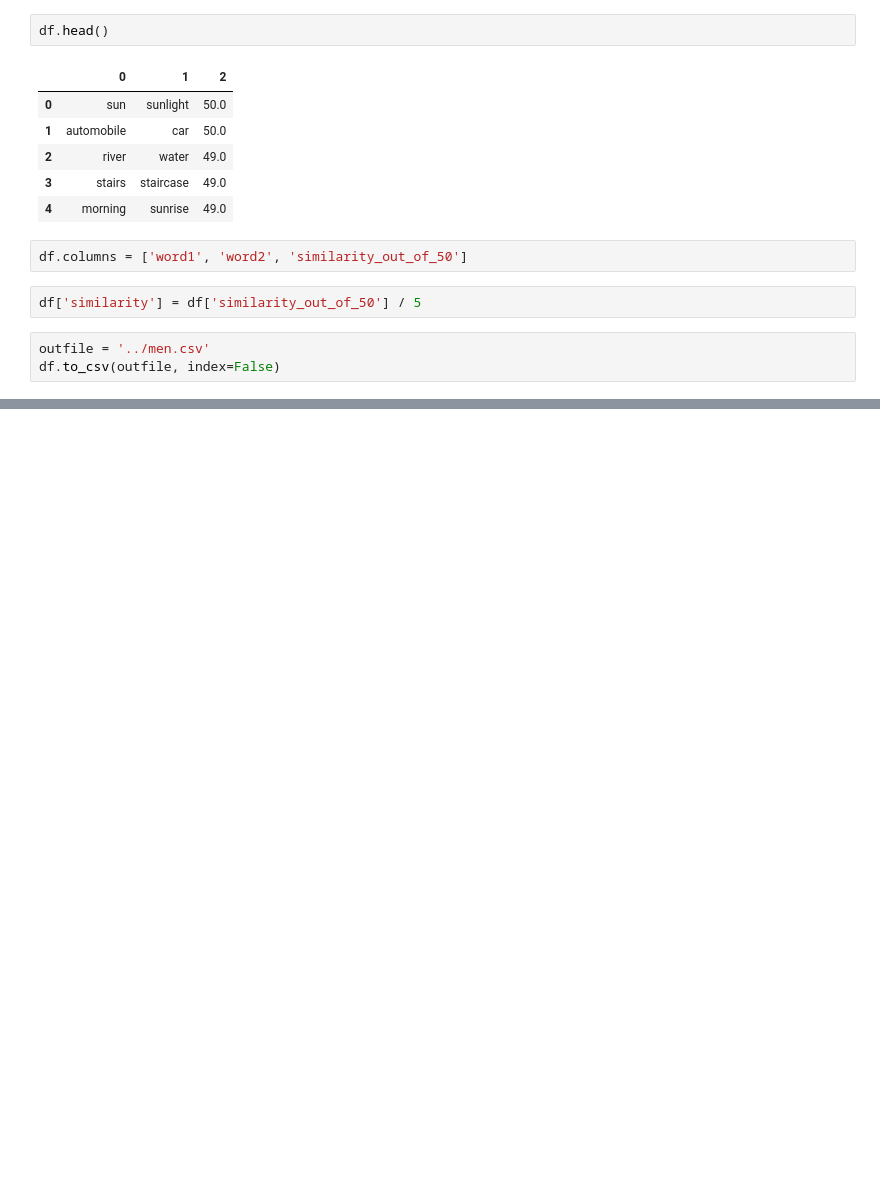
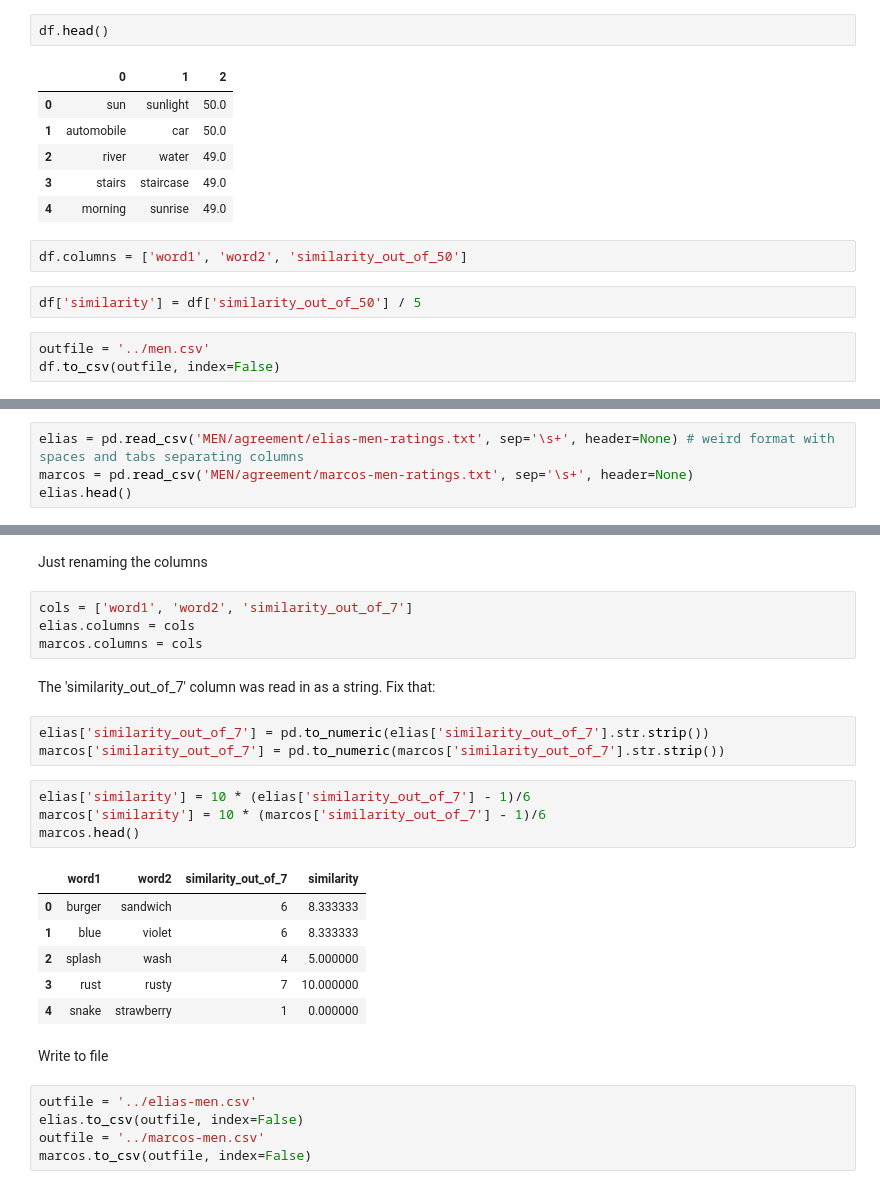
Before and after one commit to geoffbacon/eval, a Jupyter notebook: evaluate/data/men/preprocessing/preprocessing_men.ipynb, the cells around one changed output, grey strips where cells are left out. Saved outputs shown, nothing was run; the diff lists cells and outputs as text; blank space fills up the shorter version.

```diff
--- a/evaluate/data/men/preprocessing/preprocessing_men.ipynb
+++ b/evaluate/data/men/preprocessing/preprocessing_men.ipynb
@@ -57,0 +77,4 @@ df.to_csv(outfile, index=False)
+# %%
+elias = pd.read_csv('MEN/agreement/elias-men-ratings.txt', sep='\s+', header=None) # weird format with spaces and tabs separating columns
+marcos = pd.read_csv('MEN/agreement/marcos-men-ratings.txt', sep='\s+', header=None)
+elias.head()
@@ -58,3 +88,32 @@ df.to_csv(outfile, index=False)
+# %% [markdown]
+Just renaming the columns
+# %%
+cols = ['word1', 'word2', 'similarity_out_of_7']
+elias.columns = cols
+marcos.columns = cols
+# %% [markdown]
+The 'similarity_out_of_7' column was read in as a string. Fix that:
+# %%
+elias['similarity_out_of_7'] = pd.to_numeric(elias['similarity_out_of_7'].str.strip())
+marcos['similarity_out_of_7'] = pd.to_numeric(marcos['similarity_out_of_7'].str.strip())
+# %%
+elias['similarity'] = 10 * (elias['similarity_out_of_7'] - 1)/6
+marcos['similarity'] = 10 * (marcos['similarity_out_of_7'] - 1)/6
+marcos.head()
+# %% [output]
+|  | word1 | word2 | similarity_out_of_7 | similarity |
+| 0 | burger | sandwich | 6 | 8.333333 |
+| 1 | blue | violet | 6 | 8.333333 |
+| 2 | splash | wash | 4 | 5.000000 |
+| 3 | rust | rusty | 7 | 10.000000 |
+| 4 | snake | strawberry | 1 | 0.000000 |
+# %% [markdown]
+Write to file
+# %%
+outfile = '../elias-men.csv'
+elias.to_csv(outfile, index=False)
+outfile = '../marcos-men.csv'
+marcos.to_csv(outfile, index=False)
 # %%
 !find . -not -name 'preprocessing_men.ipynb' -print0 | xargs -0 rm --
 !rm -rf MEN
```
Also changed, not shown: parts of 6 cells of this notebook, 1 other file.
